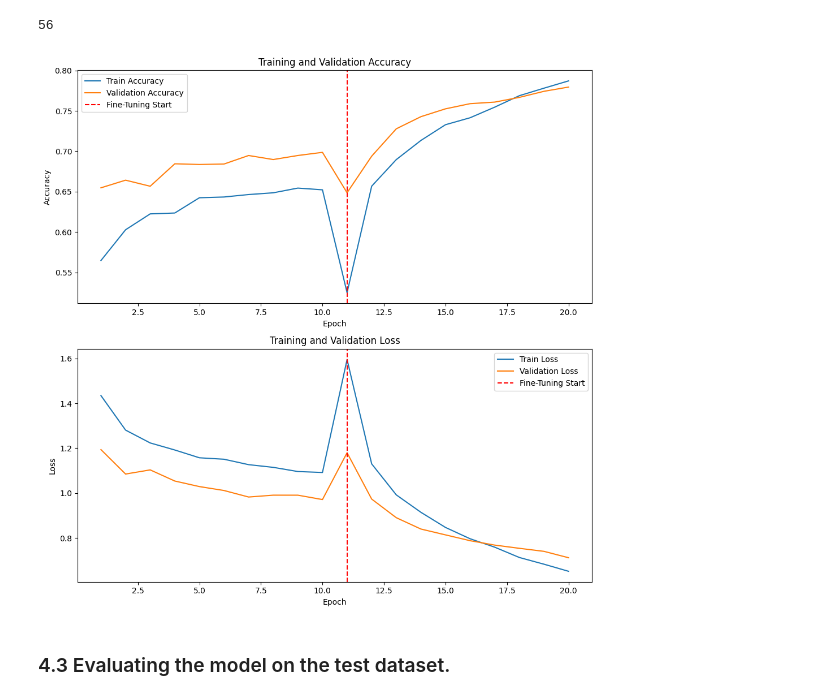
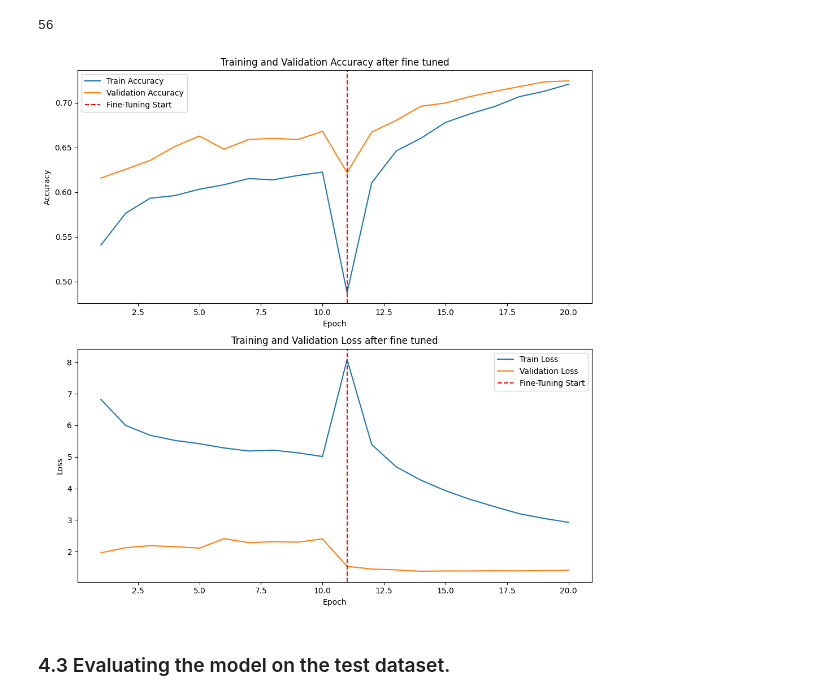
Before and after one commit to Ahmed-Sohail2000/Solar-Eye-Project, a Jupyter notebook: Solar_Eye_🌞👀_Solar_Image_Classification_Project_with_Deep_Learning.ipynb, the cells around one changed output. Cells and saved outputs as stored; diff of their text form; code cells hidden in the pictures.

```diff
--- a/Solar_Eye_🌞👀_Solar_Image_Classification_Project_with_Deep_Learning.ipynb
+++ b/Solar_Eye_🌞👀_Solar_Image_Classification_Project_with_Deep_Learning.ipynb
@@ -309,8 +297,8 @@ InfraredSolarModule 100%[===================>]  14.78M  --.-KB/s    in 0.06s
 import os
 
 # get the image location and meta json path
-image_path = '/content/InfraredSolarModules/images'
-json_path = '/content/InfraredSolarModules/module_metadata.json'
+image_path = '/kaggle/working/InfraredSolarModules/images'
+json_path = '/kaggle/working/InfraredSolarModules/module_metadata.json'
 
 # image files stored by getting the list directory of the image location and goes through each image being f that ends with .jpg
 image_files = [f for f in os.listdir(image_path) if f.endswith('.jpg')]
@@ -338,7 +326,7 @@ import json
 json_file_path = json_path
 
 # Convert JSON file to Python dictionary
-with open('/content/InfraredSolarModules/module_metadata.json', 'r') as json_file:
+with open('/kaggle/working/InfraredSolarModules/module_metadata.json', 'r') as json_file:
   python_data = json.load(json_file)
 
 python_data
@@ -705,6 +750,6 @@ model = create_model(num_classes = len(class_to_idx))
 initial_epochs = 10
 
 # train the model
-history = model.fit(train_ds, epochs = initial_epochs, validation_data = val_ds, verbose = 1)
+history = model.fit(train_ds, epochs = initial_epochs, validation_data = val_ds, verbose = 1, class_weight = class_weights)
 # %% [output]
 Downloading data from https://storage.googleapis.com/tensorflow/keras-applications/resnet/resnet50v2_weights_tf_dim_ordering_tf_kernels_notop.h5
@@ -815,6 +871,6 @@ model.compile(optimizer=tf.keras.optimizers.Adam(learning_rate=1e-5),
               metrics=['accuracy'])
 
 # train the model
-history_fine_tune_model = model.fit(train_ds, validation_data = val_ds, epochs = total_epoch, initial_epoch = len(history.epoch), verbose = 1)
+history_fine_tune_model = model.fit(train_ds, validation_data = val_ds, epochs = total_epoch, initial_epoch = len(history.epoch), class_weight = class_weights, verbose = 1)
 # %% [output]
 Epoch 11/20
@@ -872,36 +928,37 @@ val_loss = history.history['val_loss'] + history_fine_tune_model.history['val_lo
 
 epochs = range(1, len(train_acc) + 1)
 
 # Set the epoch where fine-tuning started
 fine_tuning_epoch = len(history.history['accuracy']) + 1  # +1 to mark the next epoch visually
 
 # Plotting
 plt.figure(figsize=(10, 10))
 
 # Accuracy Plot
 plt.subplot(2, 1, 1)
 plt.plot(epochs, train_acc, label='Train Accuracy')
 plt.plot(epochs, val_acc, label='Validation Accuracy')
 plt.axvline(x=fine_tuning_epoch, color='red', linestyle='--', label='Fine-Tuning Start')
-plt.title('Training and Validation Accuracy')
+plt.title('Training and Validation Accuracy after fine tuned')
 plt.xlabel('Epoch')
 plt.ylabel('Accuracy')
 plt.legend()
 
 # Loss Plot
 plt.subplot(2, 1, 2)
 plt.plot(epochs, train_loss, label='Train Loss')
 plt.plot(epochs, val_loss, label='Validation Loss')
 plt.axvline(x=fine_tuning_epoch, color='red', linestyle='--', label='Fine-Tuning Start')
-plt.title('Training and Validation Loss')
+plt.title('Training and Validation Loss after fine tuned')
 plt.xlabel('Epoch')
 plt.ylabel('Loss')
+plt.savefig('model results after fine tuning.png')
 plt.legend()
 
 plt.tight_layout()
 plt.show()
 # %% [output]
-[figure, old version]
+[figure, new version]
 # %% [markdown]
 ### 4.3 Evaluating the model on the test dataset.
 # %%
```
Also changed, not shown: parts of 26 cells of this notebook.
